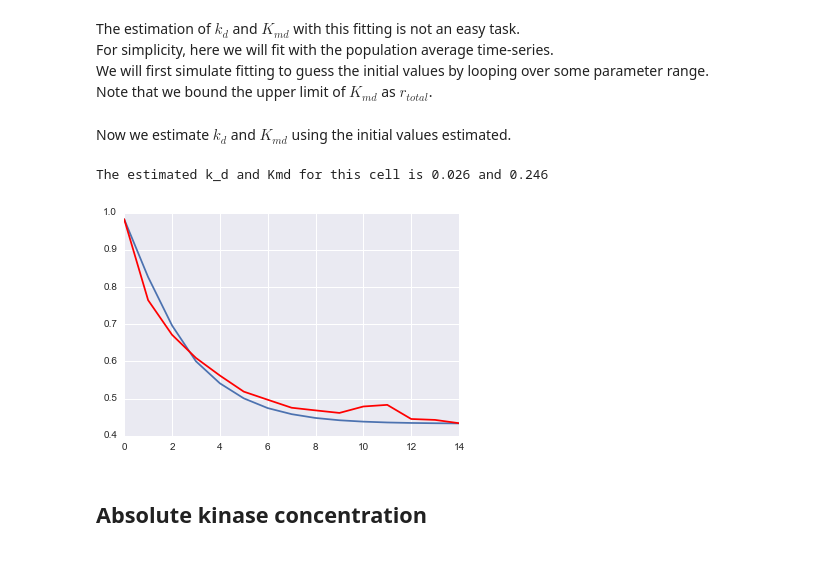
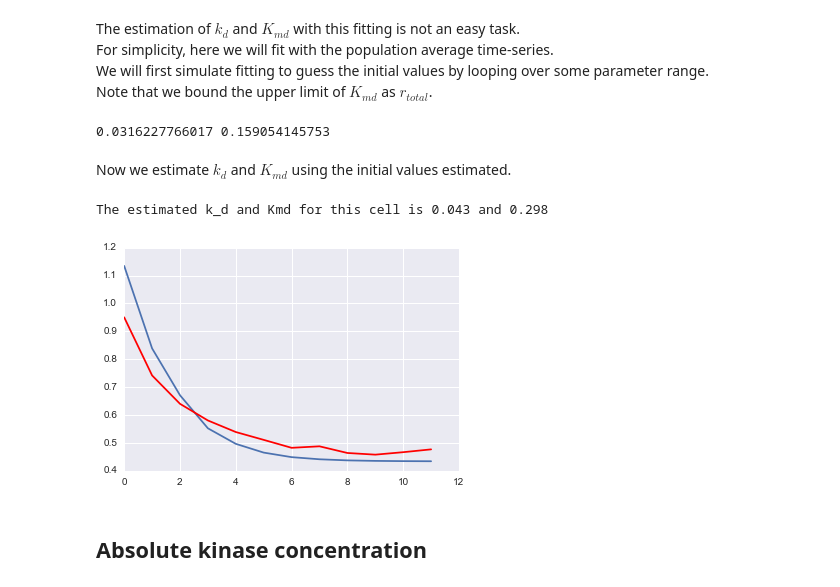
Before and after one commit to macklin/covertrace, a Jupyter notebook: doc/jupyter_examples/KTRProtocol.ipynb, the cells around one changed output. Drawn from its saved outputs; the diff is of its cells as text; code cells hidden in the pictures.

```diff
--- a/doc/jupyter_examples/KTRProtocol.ipynb
+++ b/doc/jupyter_examples/KTRProtocol.ipynb
@@ -65,11 +65,12 @@ Let's take frame 7 and frame 35 for two conditions.
 # %%
 site = sites.Pos001
-idx_condition_1 = 7
+# idx_condition_1 = 7
 idx_condition_2 = 35
-r_n_1 = np.nanmedian(site.data['nuclei', 'YFP', 'median_intensity'][:, idx_condition_1])
+r_n_1 = np.nanmedian(site.data['nuclei', 'YFP', 'median_intensity'][:, 7:18])
 r_n_2 = np.nanmedian(site.data['nuclei', 'YFP', 'median_intensity'][:, idx_condition_2])
-r_c_1 = np.nanmedian(site.data['cytoplasm', 'YFP', 'median_intensity'][:, idx_condition_1])
+r_c_1 = np.nanmedian(site.data['cytoplasm', 'YFP', 'median_intensity'][:, 7:18])
 r_c_2 = np.nanmedian(site.data['cytoplasm', 'YFP', 'median_intensity'][:, idx_condition_2])
 estimated_k_v = (r_n_2 - r_n_1)/(r_c_1 - r_c_2)
-print estimated_k_v
+print 'k_v is {0:1.2f}'.format(estimated_k_v)
+estimated_k_v=4.0
 # %% [output]
@@ -329,9 +330,13 @@ We will first simulate fitting to guess the initial values by looping over some
 Note that we bound the upper limit of $K_{md}$ as $r_{total}$.
 # %%
 # The estimation of the initial values..
-med_rcn = np.nanmedian(site.data['cytoplasm', 'YFP', 'median_ratio'][:, 18:33], axis=0)
-time = np.arange(len(med_rcn)) * 5  # every 5 min
-func = lambda x: ((inhibitor_ode(x, time, med_rcn[0], med_rcn[-1], param_set) - med_rcn)**2).sum()  # cost function
+med_rcn = np.nanmedian(site.data['cytoplasm', 'YFP', 'median_ratio'], axis=0)
+rcn_init = np.nanmean(med_rcn[7:18])
+rcn_final = med_rcn[-1]
+decay_rcn = med_rcn[18:30]
+
+time = np.arange(len(decay_rcn)) * 5  # every 5 min
+func = lambda x: ((inhibitor_ode(x, time, rcn_init, rcn_final, param_set) - decay_rcn)**2).sum()  # cost function
 
 # To avoid trapped in local solution, we will first estimate initial values by looping over in a log-scale.
 kd_range, kmd_range = np.logspace(-2, 0, 5), np.logspace(-2, np.log10(param_set['r_total']), 5)
@@ -342,23 +347,28 @@ for kdi in kd_range:
         if store[0] > res:
             store = [res, kdi, kmdi]
 ini_kd, ini_kmd = store[1], store[2]
+# %%
+print ini_kd, ini_kmd
+# %% [output]
+0.0316227766017 0.159054145753
 # %% [markdown]
 Now we estimate $k_d$ and $K_{md}$ using the initial values estimated.
 # %%
 # The estimation of k_d and Kmd for all the single cells takes a time.
-# med_rcn = np.nanmedian(site.data['cytoplasm', 'YFP', 'median_ratio'][:, 18:33], axis=0)
-func = lambda x: ((inhibitor_ode(x, time, med_rcn[0], med_rcn[-1], param_set) - med_rcn)**2).sum()
 cons = ({'type': 'ineq', 'fun': lambda x: x[0]},
         {'type': 'ineq', 'fun': lambda x: x[1]},
-        {'type': 'ineq', 'fun': lambda x: 3.0 - x[0]},
+        {'type': 'ineq', 'fun': lambda x: KIN_MAX - x[0]},
         {'type': 'ineq', 'fun': lambda x: param_set['r_total'] - x[1]})
 ret = minimize(func, x0=[ini_kd, ini_kmd], constraints=cons, method='COBYLA', tol=1e-4)
 est_k_d, est_Kmd = ret.x[0], ret.x[1]
 
-plt.plot(inhibitor_ode([est_k_d, est_Kmd], time, med_rcn[0], med_rcn[-1], param_set))
+param_set['k_d'] = est_k_d
+param_set['Kmd'] = est_Kmd
+
+plt.plot(inhibitor_ode([est_k_d, est_Kmd], time, rcn_init, rcn_final, param_set))
 plt.hold(True)
-plt.plot(med_rcn, 'r')
+plt.plot(decay_rcn, 'r')
 print 'The estimated k_d and Kmd for this cell is {0:1.3f} and {1:1.3f}'.format(est_k_d, est_Kmd)
 # %% [output]
-The estimated k_d and Kmd for this cell is 0.026 and 0.246
+The estimated k_d and Kmd for this cell is 0.043 and 0.298
-[figure, old version]
+[figure, new version]
```
Also changed, not shown: parts of 27 cells of this notebook.
